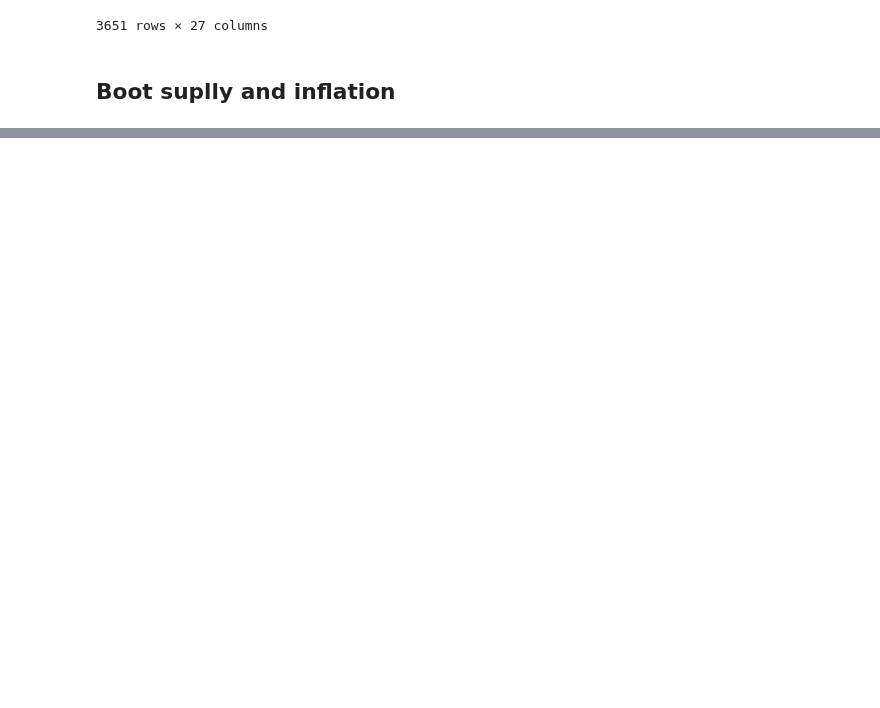
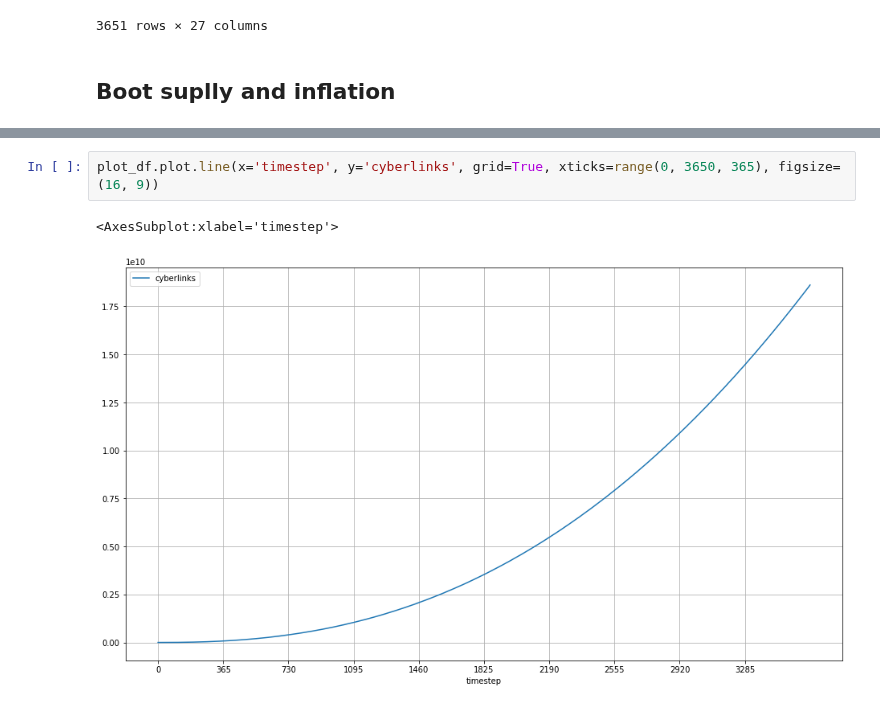
Before and after one commit to cybercongress/cybernomics, a Jupyter notebook: bostrom_simulation/simulation.ipynb, the cells around one changed output, grey strips where cells are left out. Drawn from its saved outputs; the diff is of its cells as text; blank space fills up the shorter version.

```diff
--- a/bostrom_simulation/simulation.ipynb
+++ b/bostrom_simulation/simulation.ipynb
@@ -218,3 +222,8 @@ plot_line_2_same_y(plot_df, ['delta_cyberlinks', 'minted_volt_amount'])
+# %%
+plot_df.plot.line(x='timestep', y='cyberlinks', grid=True, xticks=range(0, 3650, 365), figsize=(16, 9))
+# %% [output]
+<AxesSubplot:xlabel='timestep'>
+[figure, added]
 # %%
 plot_line_2_diff_y(plot_df, 'gboot_price', 'validator_revenue')
 # %% [output]
```
Also changed, not shown: parts of 15 cells of this notebook, 1 other file.
